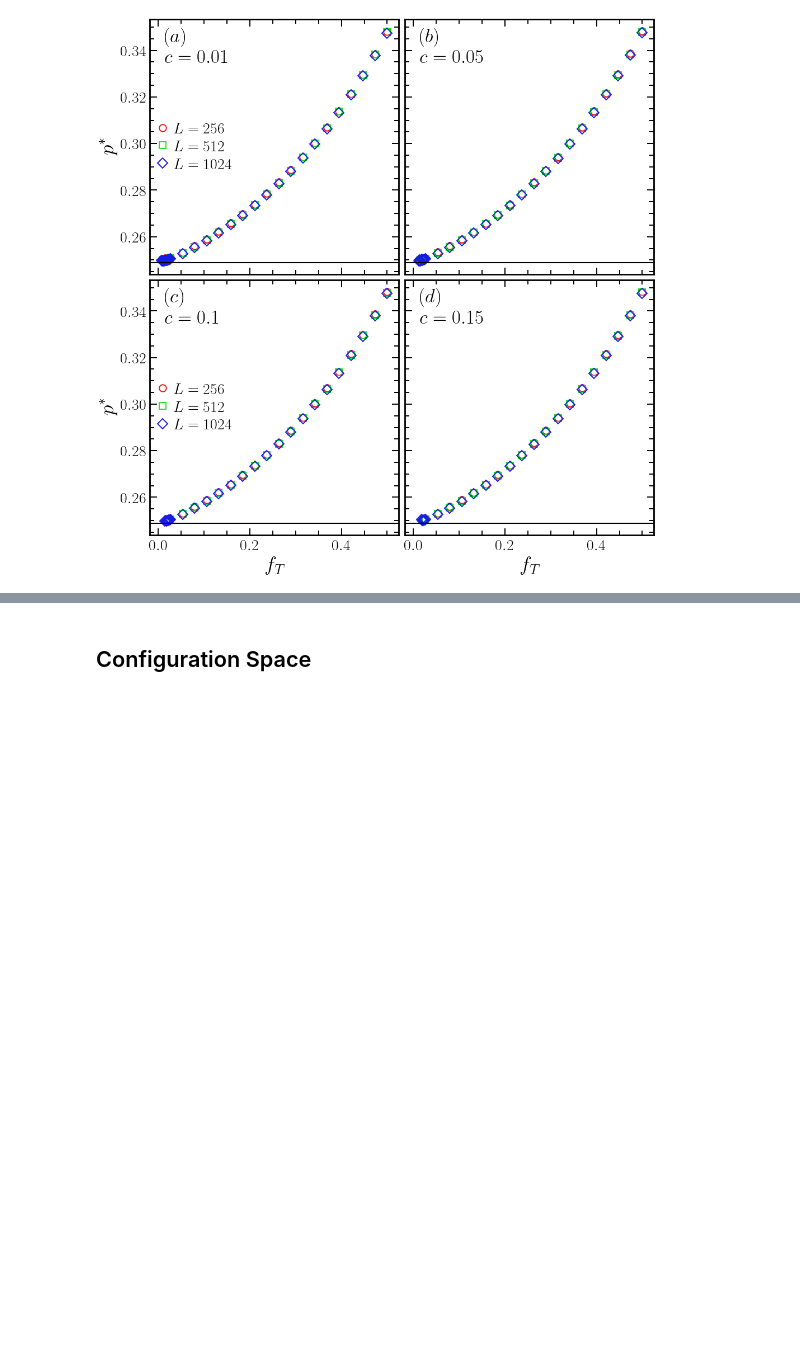
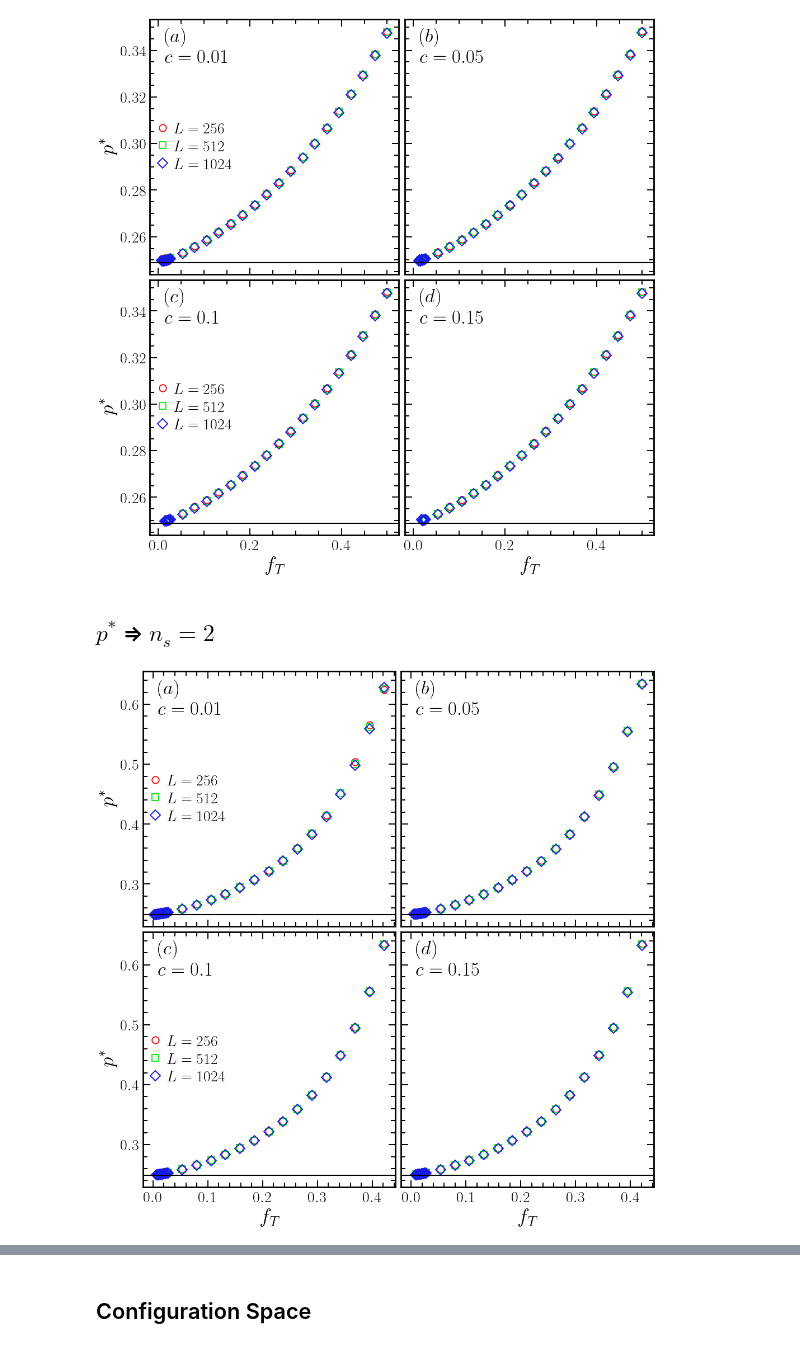
Before and after one commit to JuniorAlencar/self_organization_percolation, a Jupyter notebook: jupyter/1Color_3D.ipynb, the cells around one changed output, grey strips where cells are left out. Cells and saved outputs as stored; diff of their text form; code cells hidden in the pictures; blank space fills up the shorter version.

```diff
--- a/jupyter/1Color_3D.ipynb
+++ b/jupyter/1Color_3D.ipynb
@@ -111,3 +116,63 @@ plt.savefig(results_folder + "/p_mean_3D_ns_1.pdf")
 plt.show()
 # %% [output]
 [figure]
+# %% [markdown]
+## $p^*$ => $n_s = 2$
+# %%
+#plt.plot(df_series[(df_series['nc']==4) & (df_dynamic['c']==0.01)]['f_T'],df_dynamic[(df_dynamic['nc']==4) & (df_dynamic['c']==0.01)]['p_mean'], 'o')
+L_lst = [256, 512, 1024]
+nc = 2
+rho = 1/nc
+order = 0
+p0 = 0.6
+P0 = 1.0
+dim = 3
+c = 0.01
+middle_points = []
+markers = ['o', 's', 'D', '*']
+order = 0
+base = 5
+c_lst = [0.01, 0.05, 0.1, 0.15]
+fs_l_fig = 25
+fs_label = 27
+pc = 0.24881182
+ms = 9
+fig, axes = plt.subplots(2, 2, figsize=(2*base, 2*base), constrained_layout=True, sharey=True, sharex=True)
+labels = [r"$(a)$", r"$(b)$", r"$(c)$", r"$(d)$"]
+for idx_c, ax in enumerate(axes.flatten()):
+        c = c_lst[idx_c]
+        for idx, L in enumerate(L_lst):
+                df_SUB = df_series[(df_series['type_perc']=='bond') & (df_series['p0']==p0) & (df_series['P0']==P0)
+                        & (df_series['order']==order) & (df_series['nc']==nc) & (df_series['L']==L)
+                        & (df_series['c']==c) & (df_series['dim']==dim)].sort_values(by='f_T').reset_index(drop=True)
+                df_filter = df_SUB[df_SUB['N_samples']==df_SUB['N_samples_perc']]
+
+                df_plot = df_filter.sort_values("f_T").copy()
+
+                df_plot = df_plot[(df_plot["p_mean"] >= 0) & (df_plot["p_mean"] <= 1)]
+                df_plot = df_plot[df_plot["N_samples_perc"] >= 5]
+                df_plot = df_plot[df_plot["p_mean"] < 0.70]  # se quiser remover regime saturado
+
+                index = df_plot.index[df_plot["p_mean"] >= 0.7]
+                if len(index) > 0:
+                        index_cut = index[0]
+                        df_trunc = df_plot.loc[:index_cut].copy()
+                else:
+                        df_trunc = df_plot.copy()
+
+                x = df_trunc['f_T'] #f_t
+                y = df_trunc['p_mean'] #p_t
+                ax.plot(x, y, markers[idx], ms=ms,mew=1.4,label=f'$L={L}$')
+
+        ax.text(0.06, 0.83, f'{labels[idx_c]} \n $c = {c}$', transform=ax.transAxes , fontsize=fs_l_fig)
+        ax.axhline(y=pc, color='k')
+for ax in axes[:,0]:
+        ax.legend(loc='best')
+        ax.set_ylabel(r"$p^*$",fontsize=fs_label)
+for ax in axes[1,:]:
+        ax.set_xlabel(r"$f_T$",fontsize=fs_label)
+#plt.legend()
+plt.savefig(f"../results/{nc}Color/3D/p_mean_3D_ns_1.pdf")
+plt.show()
+# %% [output]
+[figure, added]
```
Also changed, not shown: parts of 25 cells of this notebook, 16 other files.
